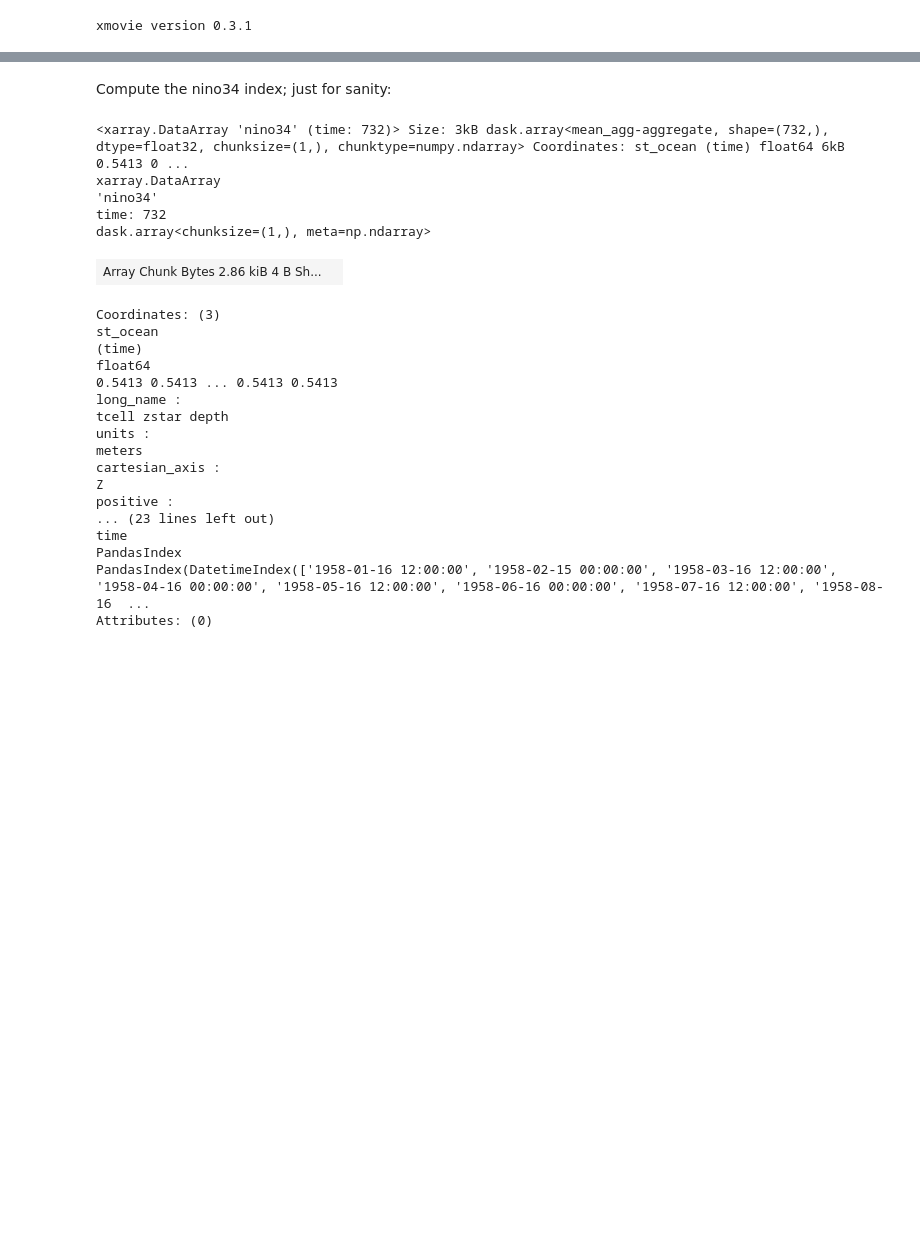
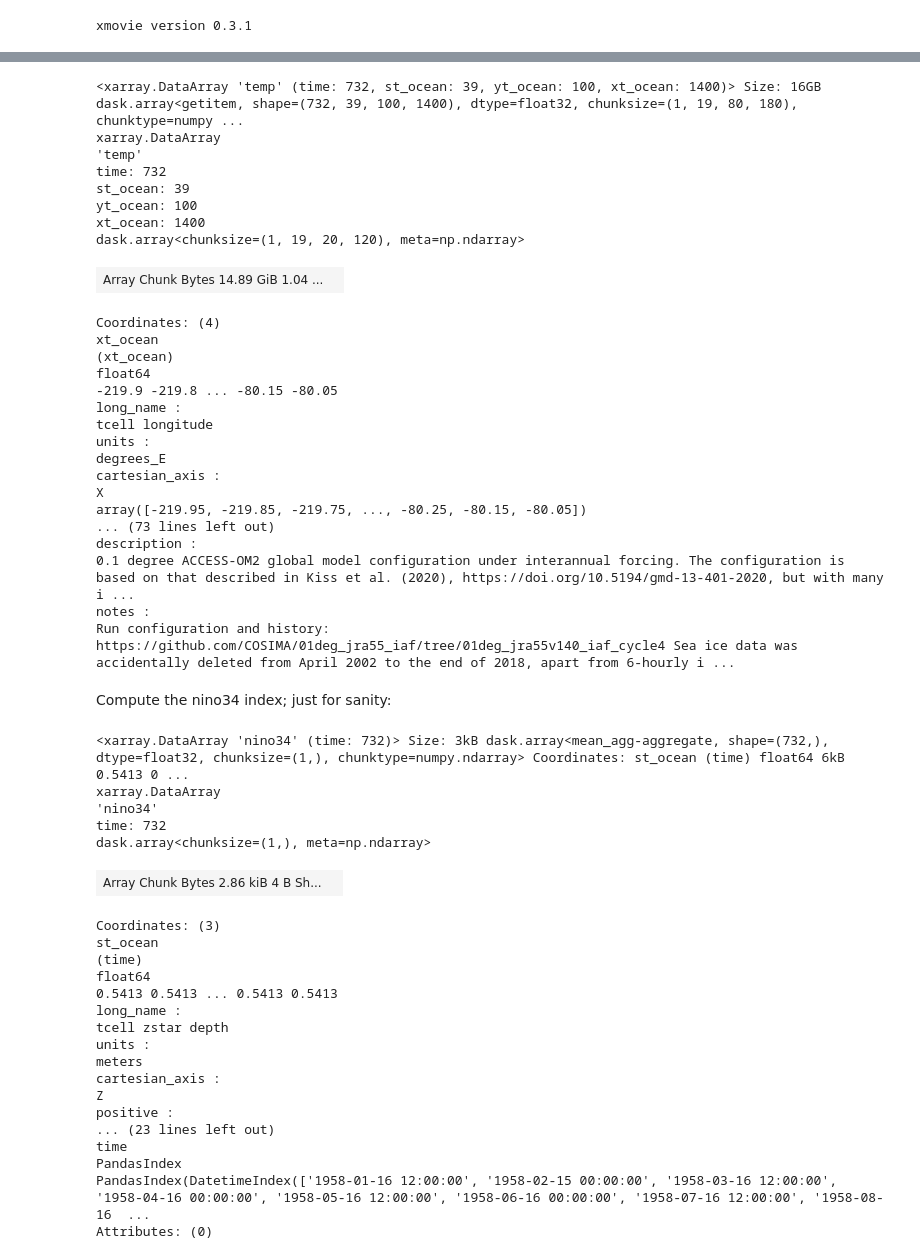
Before and after one commit to navidcy/LaNina-flavours, a Jupyter notebook: ACCESS-OM2/access-om2-investigations.ipynb, the cells around one changed output, grey strips where cells are left out. Drawn from its saved outputs; the diff is of its cells as text; code cells hidden in the pictures; blank space fills up the shorter version.

```diff
--- a/ACCESS-OM2/access-om2-investigations.ipynb
+++ b/ACCESS-OM2/access-om2-investigations.ipynb
@@ -146,0 +166,31 @@ Run configuration and history: https://github.com/COSIMA/01deg_jra55_iaf/tree/01
+# %%
+lat_slice = slice(-5, 5)
+temp = temp.cf.sel(latitude=lat_slice).cf.sel(longitude=lon_slice).cf.sel(vertical=depth_slice)
+temp
+# %% [output]
+<xarray.DataArray 'temp' (time: 732, st_ocean: 39, yt_ocean: 100, xt_ocean: 1400)> Size: 16GB dask.array<getitem, shape=(732, 39, 100, 1400), dtype=float32, chunksize=(1, 19, 80, 180), chunktype=numpy ...
+xarray.DataArray
+'temp'
+time: 732
+st_ocean: 39
+yt_ocean: 100
+xt_ocean: 1400
+dask.array<chunksize=(1, 19, 20, 120), meta=np.ndarray>
+| Array Chunk Bytes 14.89 GiB 1.04 ... |  |
+Coordinates: (4)
+xt_ocean
+(xt_ocean)
+float64
+-219.9 -219.8 ... -80.15 -80.05
+long_name :
+tcell longitude
+units :
+degrees_E
+cartesian_axis :
+X
+array([-219.95, -219.85, -219.75, ..., -80.25, -80.15, -80.05])
+... (73 lines left out)
+description :
+0.1 degree ACCESS-OM2 global model configuration under interannual forcing. The configuration is based on that described in Kiss et al. (2020), https://doi.org/10.5194/gmd-13-401-2020, but with many i ...
+notes :
+Run configuration and history: https://github.com/COSIMA/01deg_jra55_iaf/tree/01deg_jra55v140_iaf_cycle4 Sea ice data was accidentally deleted from April 2002 to the end of 2018, apart from 6-hourly i ...
```
Also changed, not shown: parts of 28 cells of this notebook.
